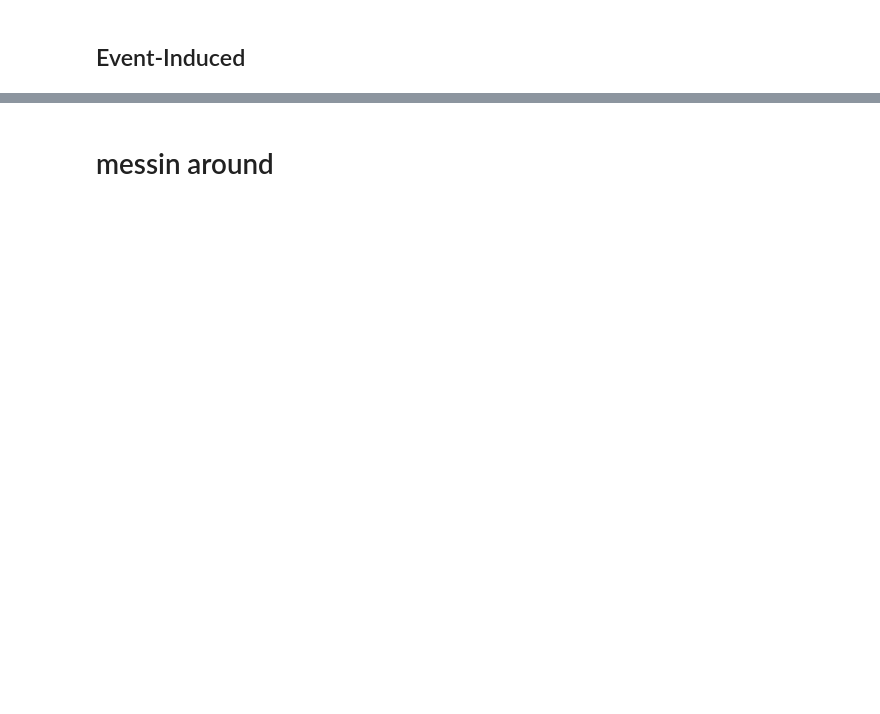
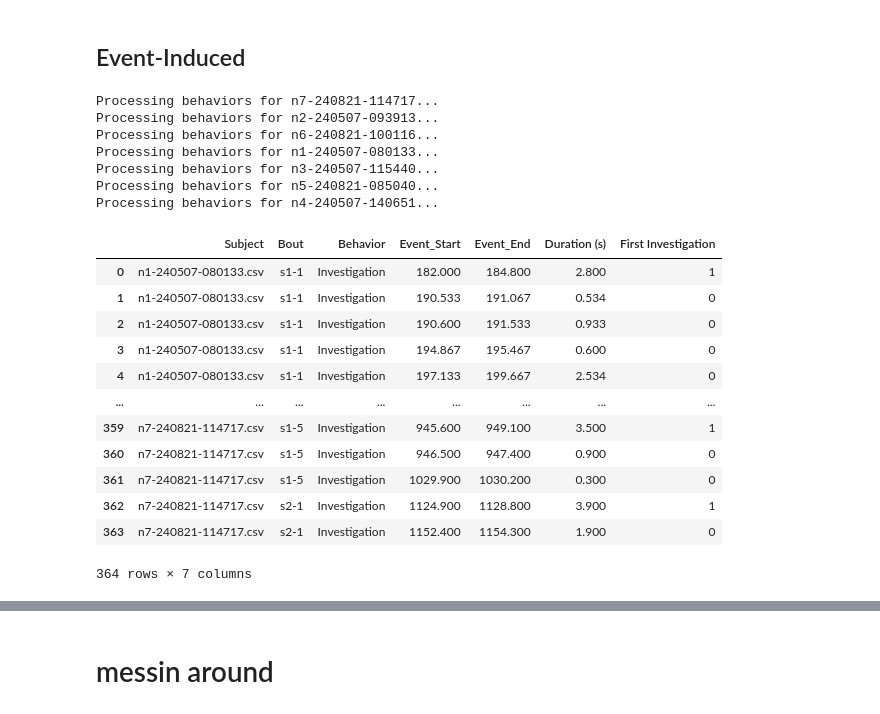
Before and after one commit to padillacoreanolab/Fiber_Photometry, a Jupyter notebook: Hab Dishab/hd_analysis.ipynb, the cells around one changed output, grey strips where cells are left out. Cells and saved outputs as stored; diff of their text form; code cells hidden in the pictures; blank space fills up the shorter version.

```diff
--- a/Hab Dishab/hd_analysis.ipynb
+++ b/Hab Dishab/hd_analysis.ipynb
@@ -205,0 +305,24 @@ plot_da_metrics_color_oneplot(experiment,
+# %%
+experiment.group_extract_manual_annotations(bout_definitions=bout_definitions, first = True)
+extract_bouts_and_behaviors_from_dir(csv_base_path, bout_definitions)
+# %% [output]
+Processing behaviors for n7-240821-114717...
+Processing behaviors for n2-240507-093913...
+Processing behaviors for n6-240821-100116...
+Processing behaviors for n1-240507-080133...
+Processing behaviors for n3-240507-115440...
+Processing behaviors for n5-240821-085040...
+Processing behaviors for n4-240507-140651...
+|  | Subject | Bout | Behavior | Event_Start | Event_End | Duration (s) | First Investigation |
+| 0 | n1-240507-080133.csv | s1-1 | Investigation | 182.000 | 184.800 | 2.800 | 1 |
+| 1 | n1-240507-080133.csv | s1-1 | Investigation | 190.533 | 191.067 | 0.534 | 0 |
+| 2 | n1-240507-080133.csv | s1-1 | Investigation | 190.600 | 191.533 | 0.933 | 0 |
+| 3 | n1-240507-080133.csv | s1-1 | Investigation | 194.867 | 195.467 | 0.600 | 0 |
+| 4 | n1-240507-080133.csv | s1-1 | Investigation | 197.133 | 199.667 | 2.534 | 0 |
+| ... | ... | ... | ... | ... | ... | ... | ... |
+| 359 | n7-240821-114717.csv | s1-5 | Investigation | 945.600 | 949.100 | 3.500 | 1 |
+| 360 | n7-240821-114717.csv | s1-5 | Investigation | 946.500 | 947.400 | 0.900 | 0 |
+| 361 | n7-240821-114717.csv | s1-5 | Investigation | 1029.900 | 1030.200 | 0.300 | 0 |
+| 362 | n7-240821-114717.csv | s2-1 | Investigation | 1124.900 | 1128.800 | 3.900 | 1 |
+| 363 | n7-240821-114717.csv | s2-1 | Investigation | 1152.400 | 1154.300 | 1.900 | 0 |
+364 rows × 7 columns
```
Also changed, not shown: parts of 15 cells of this notebook, 1 other file.
